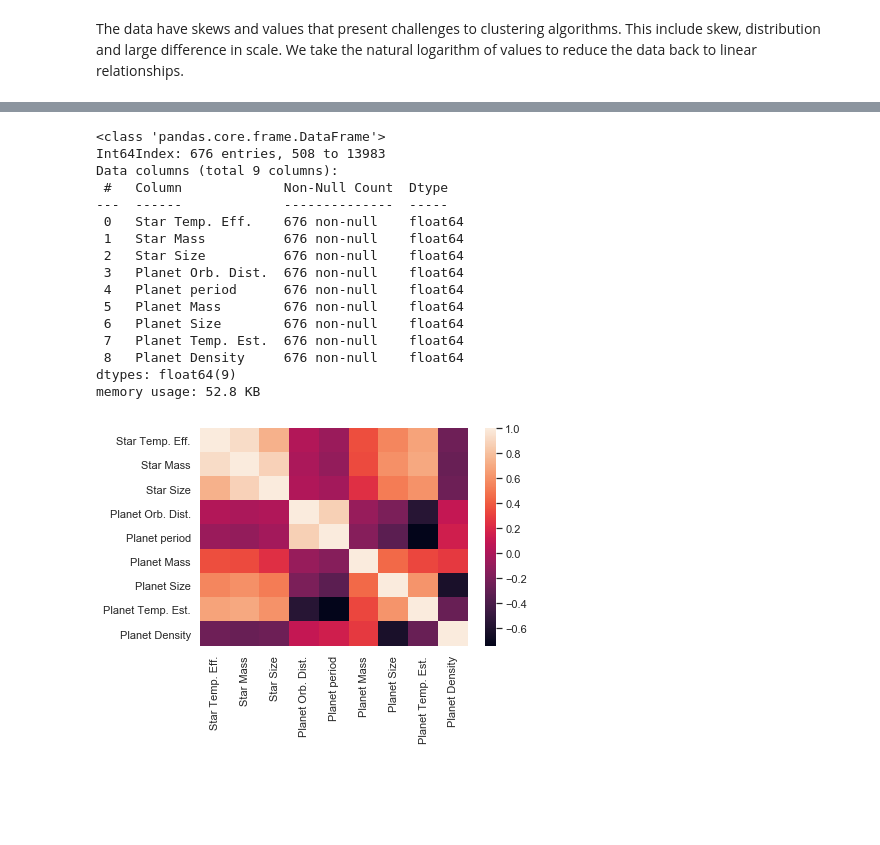
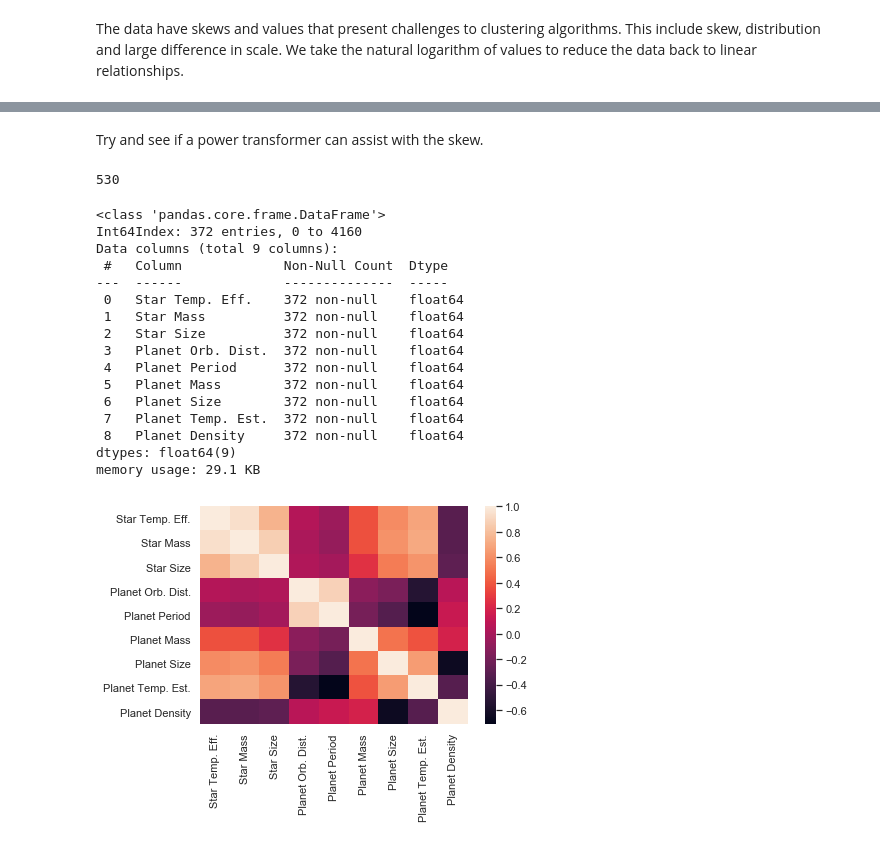
Before and after one commit to crankymax/USQ_CSC8004_exoplanets, a Jupyter notebook: Exploratory Data Analysis.ipynb, the cells around one changed output, grey strips where cells are left out. Saved outputs shown, nothing was run; the diff lists cells and outputs as text; code cells hidden in the pictures; blank space fills up the shorter version.

```diff
--- a/Exploratory Data Analysis.ipynb
+++ b/Exploratory Data Analysis.ipynb
@@ -3,6 +6,7 @@ import pandas as pd
 import numpy as np
 import matplotlib.pyplot as plt
 import seaborn as sns
+from pyclustertend import hopkins
 
 import math
 
@@ -15,7 +19,7 @@ column_list = ['mpl_hostname','mpl_letter','mst_metratio','mpl_discmethod','mpl_
                'mst_teff','mst_mass','mst_rad','mst_age','mst_lum','mpl_status']
 
 core_columns = ['mst_teff','mst_mass','mst_rad','mpl_orbper','mpl_orbsmax',
-                                      'mpl_bmassj','mpl_radj','mpl_dens','mpl_eqt']
+                                      'mpl_massj','mpl_radj','mpl_dens','mpl_eqt']
 # %% [markdown]
 Read the file containing the last data to be extracted from the archive.
 # %%
@@ -93,18 +105,18 @@ ax = sns.heatmap(exoplanet_core.corr())
-# %%
-exoplanet_core['mst_teff_lg'] = np.log1p(1+exoplanet_core.mst_teff)
-exoplanet_core['mst_mass_lg'] = np.log1p(1+exoplanet_core.mst_mass)
-exoplanet_core['mst_rad_lg'] = np.log1p(1+exoplanet_core.mst_rad)
-exoplanet_core['mpl_orbsmax_lg'] = np.log1p(1+exoplanet_core.mpl_orbsmax)
-exoplanet_core['mpl_orbper_lg'] = np.log1p(1+exoplanet_core.mpl_orbper)
-exoplanet_core['mpl_bmassj_lg'] = np.log1p(1+exoplanet_core.mpl_bmassj)
-exoplanet_core['mpl_radj_lg'] = np.log1p(1+exoplanet_core.mpl_radj)
-exoplanet_core['mpl_eqt_lg'] = np.log1p(1+exoplanet_core.mpl_eqt)
-exoplanet_core['mpl_dens_lg'] = np.log1p(1+exoplanet_core.mpl_dens)
-
-
-exoplanet_core = exoplanet_core.drop(core_columns,axis=1)
 # %% [markdown]
 The data have skews and values that present challenges to clustering algorithms. This include skew, distribution and large difference in scale. We take the natural logarithm of values to reduce the data back to linear relationships.
+# %%
+exoplanet_core['mst_teff_lg'] = np.log1p(1+exoplanet_core.mst_teff)
+exoplanet_core['mst_mass_lg'] = np.log1p(1+exoplanet_core.mst_mass)
+exoplanet_core['mst_rad_lg'] = np.log1p(1+exoplanet_core.mst_rad)
+exoplanet_core['mpl_orbsmax_lg'] = np.log1p(1+exoplanet_core.mpl_orbsmax)
+exoplanet_core['mpl_orbper_lg'] = np.log1p(1+exoplanet_core.mpl_orbper)
+exoplanet_core['mpl_massj_lg'] = np.log1p(1+exoplanet_core.mpl_massj)
+exoplanet_core['mpl_radj_lg'] = np.log1p(1+exoplanet_core.mpl_radj)
+exoplanet_core['mpl_eqt_lg'] = np.log1p(1+exoplanet_core.mpl_eqt)
+exoplanet_core['mpl_dens_lg'] = np.log1p(1+exoplanet_core.mpl_dens)
+
+
+exoplanet_core = exoplanet_core.drop(core_columns,axis=1)
 # %%
 exoplanet_core.describe()
 # %% [output]
@@ -157,0 +170,10 @@ ax = exoplanet_core.hist(figsize=(15,15))
+# %% [markdown]
+Try and see if a power transformer can assist with the skew.
+# %%
+from sklearn import preprocessing
+
+pt = preprocessing.PowerTransformer(method='box-cox', standardize=False)
+exo_tran = pt.fit_transform(exoplanet_extract.loc[exoplanet_extract['mpl_dens'].notnull(),core_columns])
+len(exo_tran)
+# %% [output]
+530
@@ -158,35 +182,35 @@ ax = exoplanet_core.hist(figsize=(15,15))
 # %%
-core_columns = ['mst_teff_lg','mst_mass_lg','mst_rad_lg','mpl_orbper_lg','mpl_orbsmax_lg','mpl_bmassj_lg',
+core_columns = ['mst_teff_lg','mst_mass_lg','mst_rad_lg','mpl_orbper_lg','mpl_orbsmax_lg','mpl_massj_lg',
                 'mpl_radj_lg','mpl_dens_lg','mpl_eqt_lg']
 # TODO Log in the column name
-core_descriptive = ['Star Temp. Eff.', 'Star Mass','Star Size','Planet period','Planet Orb. Dist.', 'Planet Mass',
+core_descriptive = ['Star Temp. Eff.', 'Star Mass','Star Size','Planet Period','Planet Orb. Dist.', 'Planet Mass',
                    'Planet Size','Planet Density','Planet Temp. Est.']
 
 core_des_col = dict(zip(core_columns,core_descriptive))
 
 
 all_values = exoplanet_core.dropna()
 all_values = all_values.rename(columns=core_des_col)
 all_values.info()
 ax = sns.heatmap(all_values.corr())
 # %% [output]
 <class 'pandas.core.frame.DataFrame'>
-Int64Index: 676 entries, 508 to 13983
+Int64Index: 372 entries, 0 to 4160
 Data columns (total 9 columns):
  #   Column             Non-Null Count  Dtype
 ---  ------             --------------  -----
- 0   Star Temp. Eff.    676 non-null    float64
- 1   Star Mass          676 non-null    float64
- 2   Star Size          676 non-null    float64
- 3   Planet Orb. Dist.  676 non-null    float64
- 4   Planet period      676 non-null    float64
- 5   Planet Mass        676 non-null    float64
- 6   Planet Size        676 non-null    float64
- 7   Planet Temp. Est.  676 non-null    float64
- 8   Planet Density     676 non-null    float64
+ 0   Star Temp. Eff.    372 non-null    float64
+ 1   Star Mass          372 non-null    float64
+ 2   Star Size          372 non-null    float64
+ 3   Planet Orb. Dist.  372 non-null    float64
+ 4   Planet Period      372 non-null    float64
+ 5   Planet Mass        372 non-null    float64
+ 6   Planet Size        372 non-null    float64
+ 7   Planet Temp. Est.  372 non-null    float64
+ 8   Planet Density     372 non-null    float64
 dtypes: float64(9)
-memory usage: 52.8 KB
+memory usage: 29.1 KB
-[figure, old version]
+[figure, new version]
 # %%
 # Save the curated data to a dataframe for clustering attempts
 all_values.corr()
```
Also changed, not shown: parts of 24 cells of this notebook, 12 other files.
